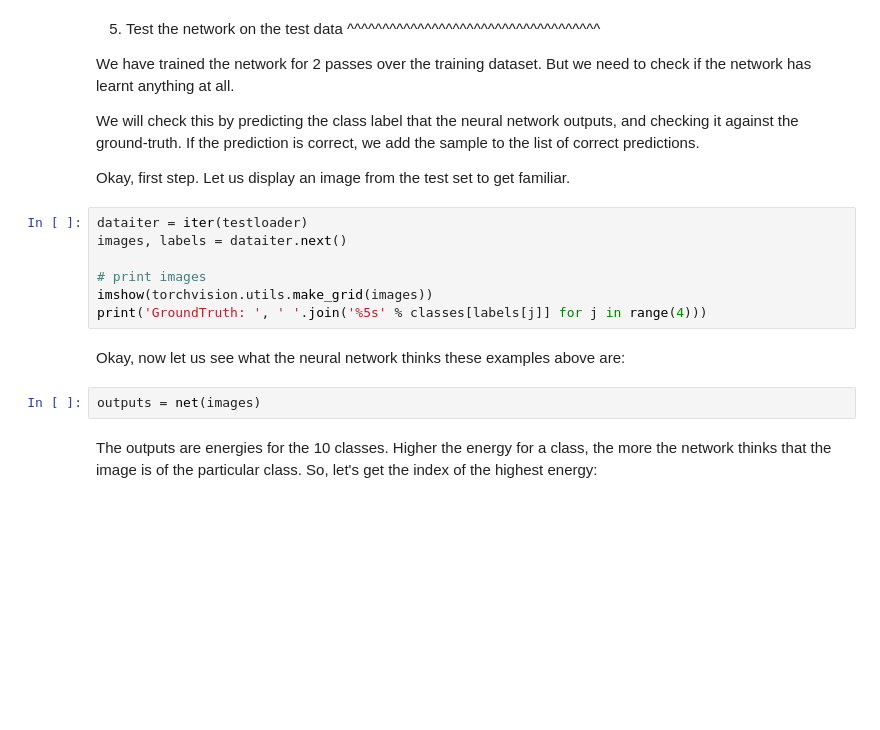
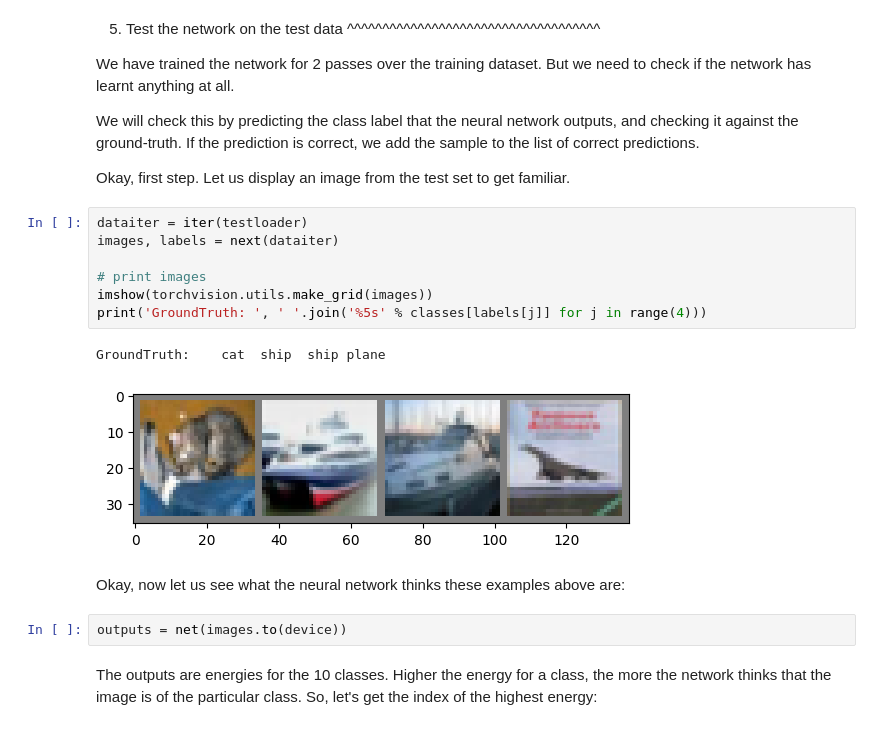
Before and after one commit to Trunks0410/23110351_TranThanhTrung_HocMay, a Jupyter notebook: _downloads/cifar10_tutorial.ipynb, the cells around one changed output. Saved outputs shown, nothing was run; the diff lists cells and outputs as text; blank space fills up the shorter version.

```diff
--- a/_downloads/cifar10_tutorial.ipynb
+++ b/_downloads/cifar10_tutorial.ipynb
@@ -272,15 +272,18 @@ correct, we add the sample to the list of correct predictions.
 Okay, first step. Let us display an image from the test set to get familiar.
 # %%
 dataiter = iter(testloader)
-images, labels = dataiter.next()
+images, labels = next(dataiter)
 
 # print images
 imshow(torchvision.utils.make_grid(images))
 print('GroundTruth: ', ' '.join('%5s' % classes[labels[j]] for j in range(4)))
+# %% [output]
+GroundTruth:    cat  ship  ship plane
+[figure, added]
 # %% [markdown]
 Okay, now let us see what the neural network thinks these examples above are:
 # %%
-outputs = net(images)
+outputs = net(images.to(device))
 # %% [markdown]
 The outputs are energies for the 10 classes.
 Higher the energy for a class, the more the network
```
Also changed, not shown: parts of 3 cells of this notebook.
